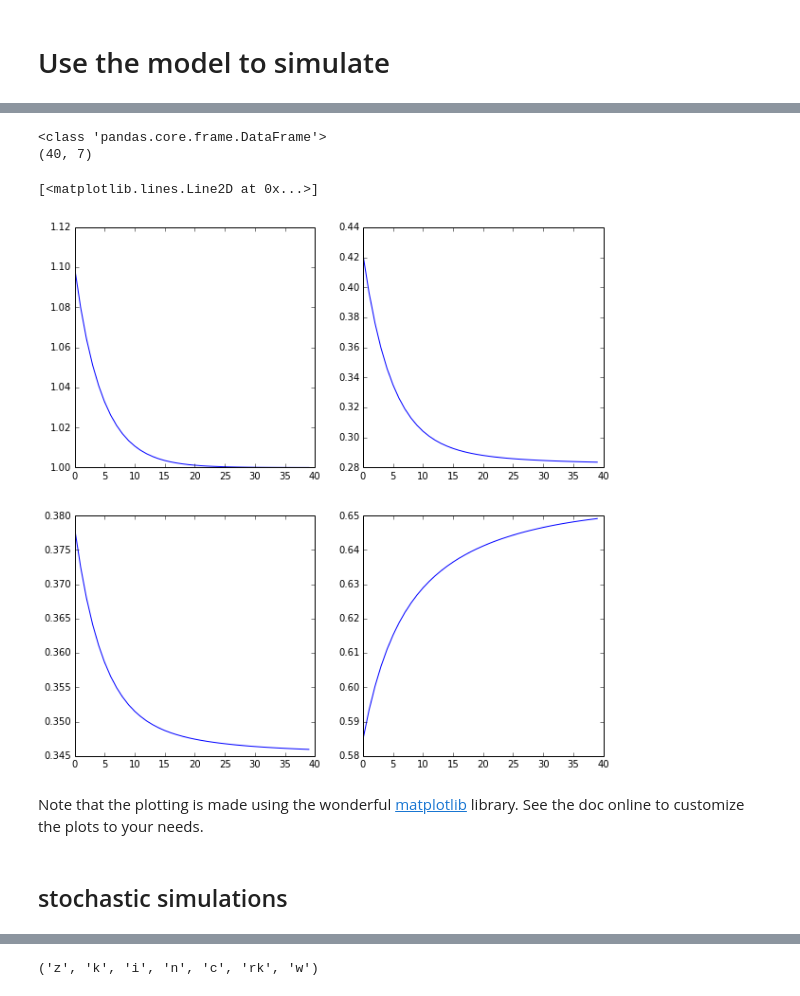
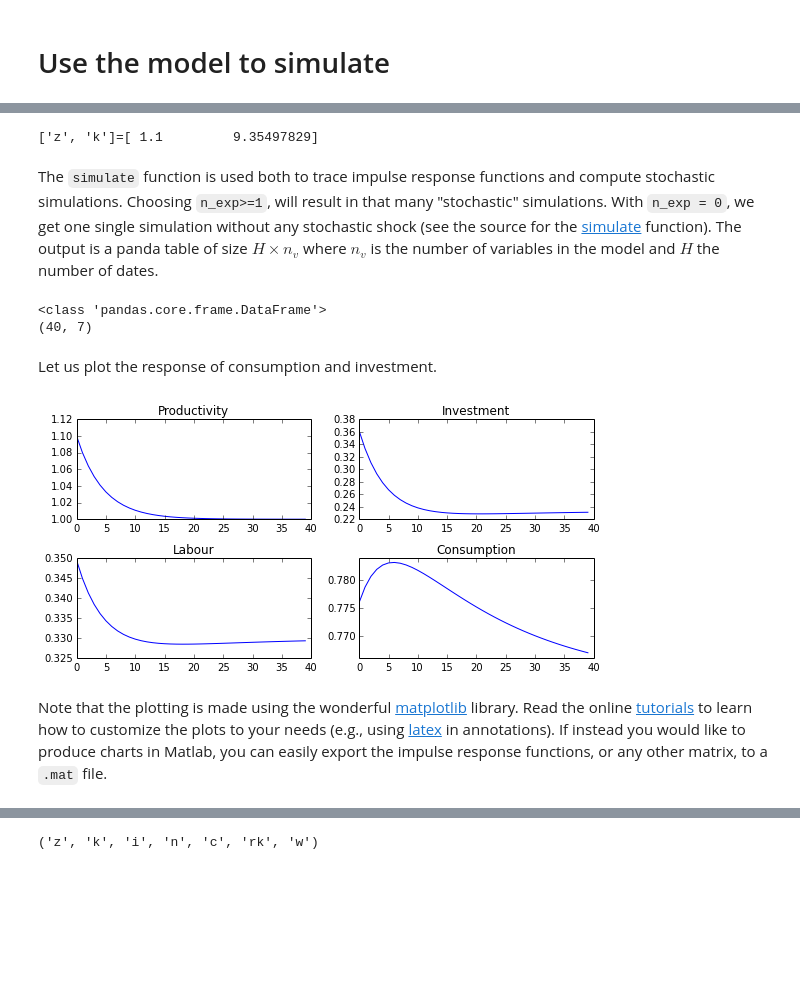
Before and after one commit to EconForge/dolo.py, a Jupyter notebook: examples/notebooks/rbc_model.ipynb, the cells around one changed output, grey strips where cells are left out. Saved outputs shown, nothing was run; the diff lists cells and outputs as text; code cells hidden in the pictures; blank space fills up the shorter version.

```diff
--- a/examples/notebooks/rbc_model.ipynb
+++ b/examples/notebooks/rbc_model.ipynb
@@ -54,3 +68,3 @@ dr_pert = approximate_controls(model, order=1)
 # %%
-dr_global = global_solve(model, pert_order=1, smolyak_order=3)
+dr_global = time_iteration(model, pert_order=1, smolyak_order=3)
 # %% [markdown]
@@ -89,8 +101,24 @@ for val in values:
 # %%
+original_delta=model.calibration_dict['delta']
+
+drs = []
+delta_values = linspace(0.01, 0.04,5)
+for val in delta_values:
+    model.set_calibration(delta=val)
+    drs.append(approximate_controls(model, order=2))
+
+
+figsize(5,3)
+
 for i,dr in enumerate(drs):
-    plot_decision_rule(model, dr, 'k', 'i', label='$\delta={}$'.format(values[i]), bounds=bounds)
+    plot_decision_rule(model, dr, 'k', 'i',
+                       label='$\delta={}$'.format(delta_values[i]),
+                       bounds=bounds)
+
 ylabel('i')
 title('Investment')
-legend()
+legend(bbox_to_anchor=(1.05, 1), loc=2, borderaxespad=0.)
 show()
+
+model.set_calibration(delta=original_delta)
 # %% [output]
@@ -109,34 +153,39 @@ Consider a 10% shock on productivity
 # %%
 s1 = s0.copy()
-s1[0] += 0.1
+s1[0] *= 1.1
+print(str(model.symbols['states'])+'='+str(s1))
+# %% [output]
+['z', 'k']=[ 1.1         9.35497829]
-# %%
-irf = simulate(model, dr_global, s1, n_exp=0, horizon=40 )
-# choosing n_exp>1, will result in many "stochastic" simulations
-# with n_exp = 0, we get one single simulation without shock
-# the output is a panda table
-print(irf.__class__)
-print(irf.shape)
-# the result is of size n_v x H where n_v is the number of variables
-# in the model and H the number of dates
-# %% [output]
-<class 'pandas.core.frame.DataFrame'>
-(40, 7)
+# %% [markdown]
+The `simulate` function is used both to trace impulse response functions and compute stochastic simulations. Choosing `n_exp>=1`, will result in that many "stochastic" simulations. With `n_exp = 0`, we get one single simulation without any stochastic shock (see the source for the [simulate](https://github.com/EconForge/dolo/blob/master/dolo/algos/fg/simulations.py) function).
+The output is a panda table of size $H \times n_v$ where $n_v$ is the number of variables in the model and $H$ the number of dates.
+# %%
+irf = simulate(model, dr_global, s1, n_exp=0, horizon=40 )
+print(irf.__class__)
+print(irf.shape)
+# %% [output]
+<class 'pandas.core.frame.DataFrame'>
+(40, 7)
+# %% [markdown]
+Let us plot the response of consumption and investment.
 # %%
-# let plot the response of consumption and investment
-figsize(10,10)
+figsize(8,4)
 subplot(221)
-plot(irf['z'], label='productivity')
+plot(irf['z'])
+title('Productivity')
 subplot(222)
-plot(irf['i'], label='investment')
+plot(irf['i'])
+title('Investment')
 subplot(223)
-plot(irf['n'], label='labour')
+plot(irf['n'])
+title('Labour')
 subplot(224)
-plot(irf['c'], label='consumption')
+plot(irf['c'])
+title('Consumption')
+
+tight_layout()
 # %% [output]
-[<matplotlib.lines.Line2D at 0x...>]
-[figure, old version]
+[figure, new version]
-# %% [markdown]
-
-Note that the plotting is made using the wonderful [matplotlib](http://matplotlib.org/ "Matplotlib") library.
-See the doc online to customize the plots to your needs.
+# %% [markdown]
+Note that the plotting is made using the wonderful [matplotlib](http://matplotlib.org/users/pyplot_tutorial.html) library. Read the online [tutorials](http://matplotlib.org/users/beginner.html) to learn how to customize the plots to your needs (e.g., using [latex](http://matplotlib.org/users/usetex.html) in annotations). If instead you would like to produce charts in Matlab, you can easily export the impulse response functions, or any other matrix, to a `.mat` file.
 # %%
@@ -145,5 +192,3 @@ See the doc online to customize the plots to your needs.
 irf_array = array( irf )
 import scipy.io
 scipy.io.savemat("export.mat", {'table': irf_array} )
-# %% [markdown]
-## stochastic simulations
```
Also changed, not shown: parts of 58 cells of this notebook, 50 other files.
